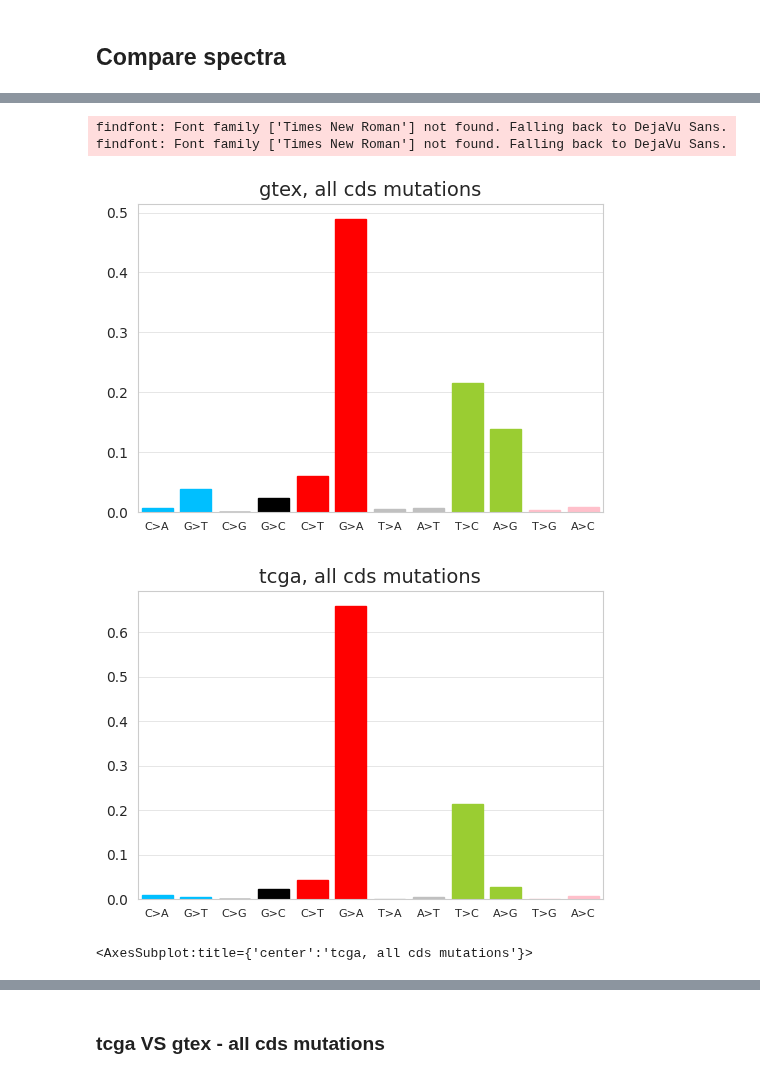
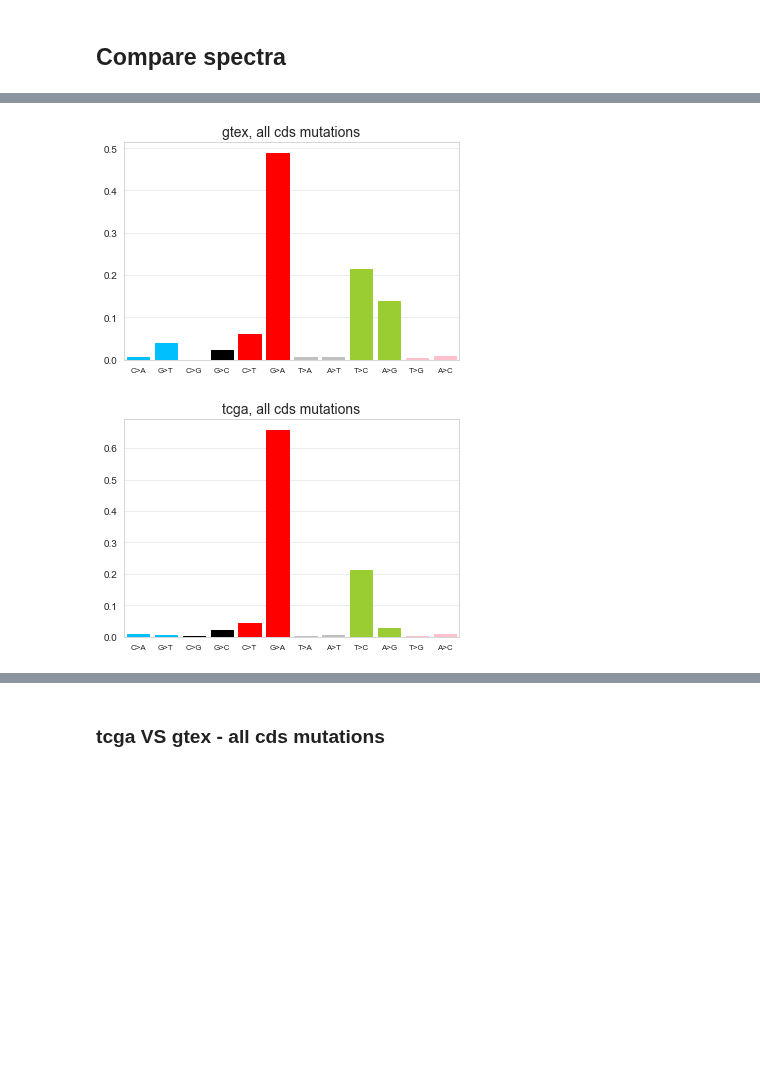
Before and after one commit to mitoclub/mtdnaMutSpecOfCancers, a Jupyter notebook: notebooks/stem_workers.ipynb, the cells around one changed output, grey strips where cells are left out. Cells and saved outputs as stored; diff of their text form; code cells hidden in the pictures; blank space fills up the shorter version.

```diff
--- a/notebooks/stem_workers.ipynb
+++ b/notebooks/stem_workers.ipynb
@@ -192,12 +171,9 @@ ms_gtex_syn = calculate_mutspec(gtex_filtered[gtex_filtered.Label >= 1], exp12sy
 ms_tcga_all = calculate_mutspec(tcga_filtered[tcga_filtered.Label >= 0], exp12all_tcga)
 ms_tcga_syn = calculate_mutspec(tcga_filtered[tcga_filtered.Label >= 1], exp12syn_tcga)
 # %%
-plot_mutspec12(ms_gtex_all, title="gtex, all cds mutations")
-plot_mutspec12(ms_tcga_all, title="tcga, all cds mutations")
+plot_mutspec12(ms_gtex_all, title="gtex, all cds mutations", fontname="Arial")
+plot_mutspec12(ms_tcga_all, title="tcga, all cds mutations", fontname="Arial");
 # %% [output]
-findfont: Font family ['Times New Roman'] not found. Falling back to DejaVu Sans.
-findfont: Font family ['Times New Roman'] not found. Falling back to DejaVu Sans.
-[figure, old version]
+[figure, new version]
-[figure, old version]
+[figure, new version]
-<AxesSubplot:title={'center':'tcga, all cds mutations'}>
 # %%
```
Also changed, not shown: parts of 8 cells of this notebook, 2 other files.
